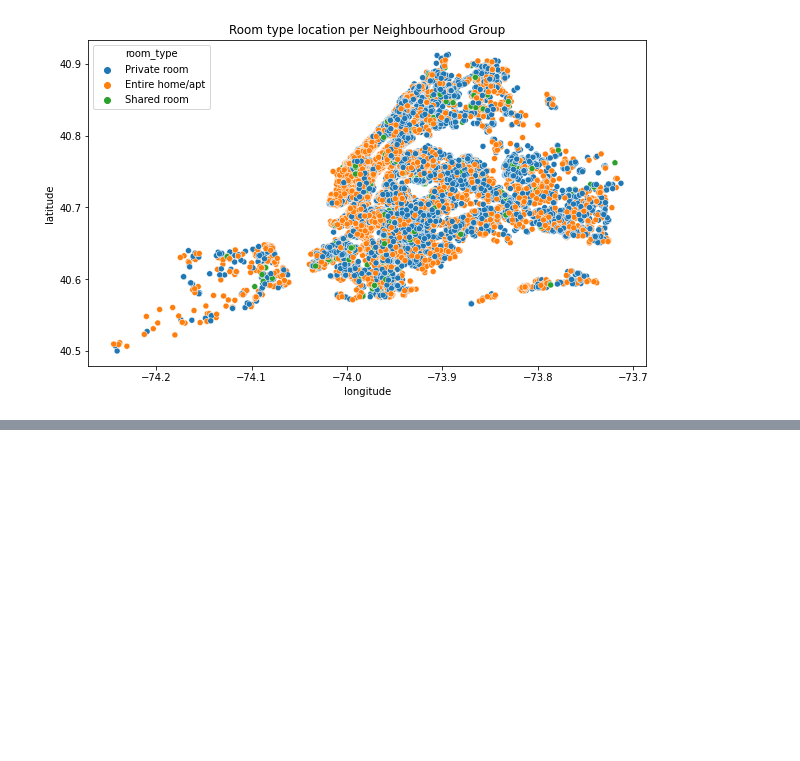
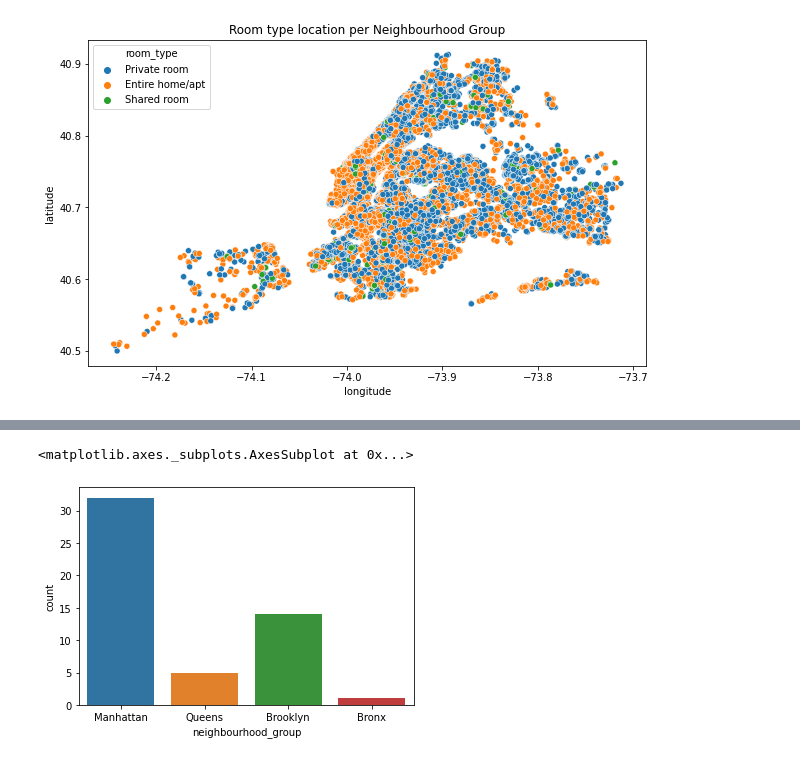
Before and after one commit to abdulaziz2208/Airbnb-Bookings-analysis, a Jupyter notebook: Airbnb_Bookings_Analysis_Capstone_Project.ipynb, the cells around one changed output, grey strips where cells are left out. Saved outputs shown, nothing was run; the diff lists cells and outputs as text; code cells hidden in the pictures; blank space fills up the shorter version.

```diff
--- a/Airbnb_Bookings_Analysis_Capstone_Project.ipynb
+++ b/Airbnb_Bookings_Analysis_Capstone_Project.ipynb
@@ -111,0 +164,3 @@ RecursionError: ignored
+# %%
+df_top_host=df[['host_id','host_name']].value_counts().sort_values(ascending=False).head(40).reset_index().rename(columns={0:'listing_count'})#{'index':'host_id','host_id':'listing_count'})
+df_top_host
@@ -111,0 +195,2 @@ RecursionError: ignored
+# %%
+df_top_host_by_neigb=df[df['host_id'].isin(df_top_host.host_id)].groupby(['host_id','neighbourhood_group']).agg({'price':['count','mean','min','max']}).reset_index().sort_values([('price','count')],ascending=[False])
@@ -111,0 +219,5 @@ RecursionError: ignored
+# %%
+sns.countplot(data=df_top_host_by_neigb,x='neighbourhood_group',order=df_top_host_by_neigb['neighbourhood_group'].unique)
+# %% [output]
+<matplotlib.axes._subplots.AxesSubplot at 0x...>
+[figure, added]
```
Also changed, not shown: parts of 32 cells of this notebook.
